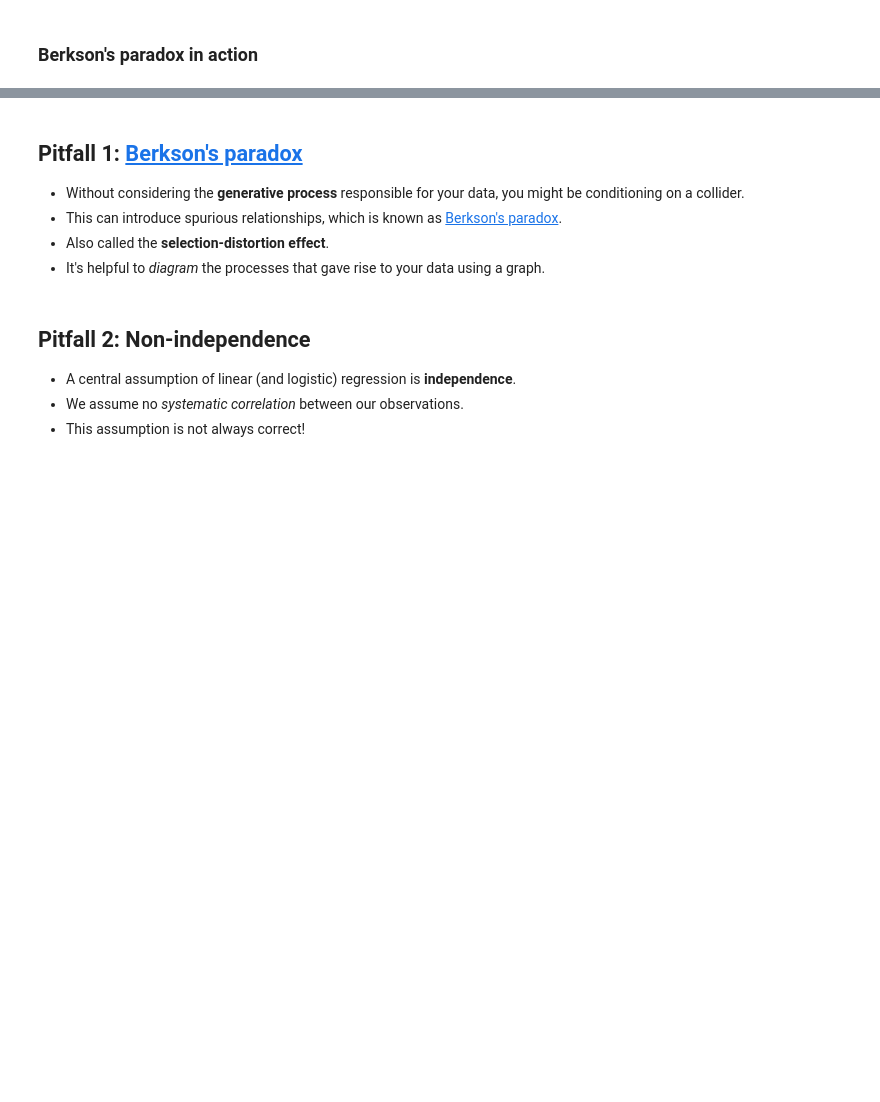
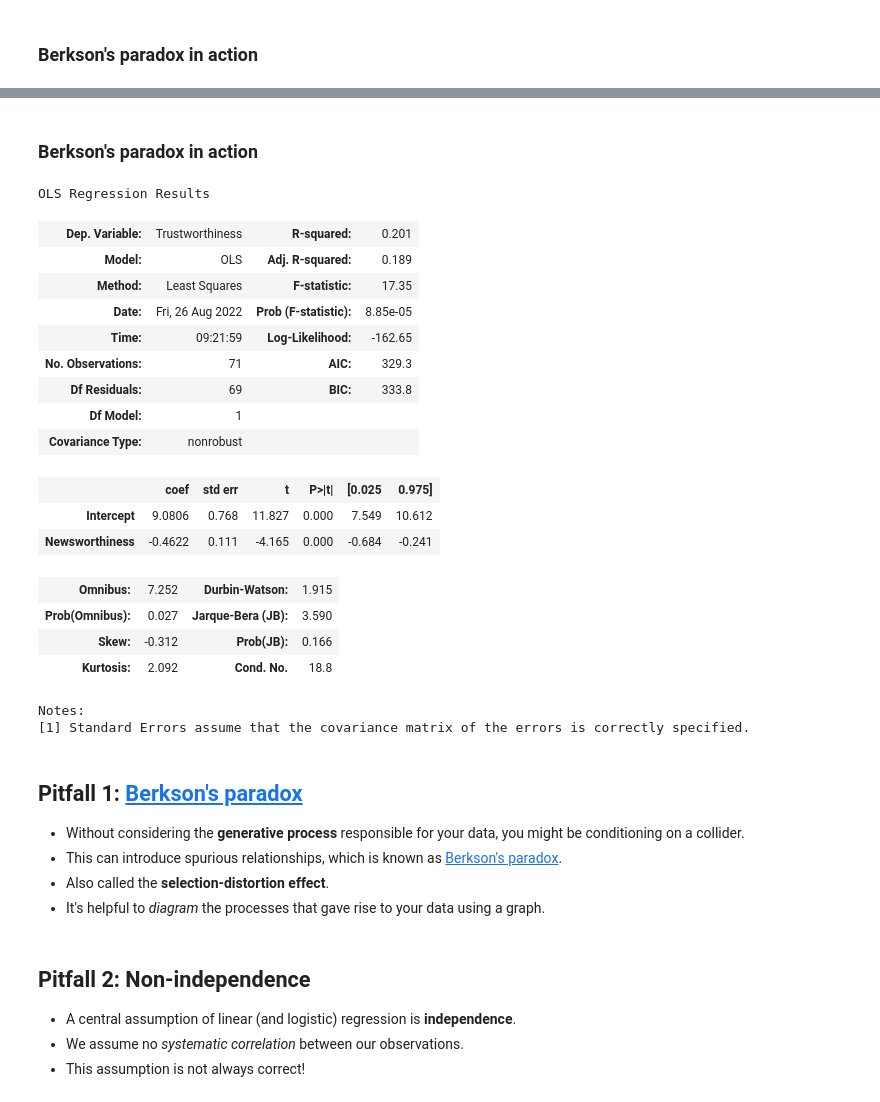
Before and after one commit to stylerw/css_bootcamp_2022, a Jupyter notebook: Statistics/Day 5/Day 5 - Mixed Models.ipynb, the cells around one changed output, grey strips where cells are left out. Saved outputs shown, nothing was run; the diff lists cells and outputs as text; code cells hidden in the pictures; blank space fills up the shorter version.

Commit message:
Updated Berkson's paradox error

```diff
--- a/Statistics/Day 5/Day 5 - Mixed Models.ipynb
+++ b/Statistics/Day 5/Day 5 - Mixed Models.ipynb
@@ -110,3 +114,28 @@ sns.lmplot(data = df_results,
+# %% [markdown]
+### Berkson's paradox in action
+# %%
+mod = smf.ols(data = df_results, formula = "Trustworthiness ~ Newsworthiness").fit()
+mod.summary()
+# %% [output]
+OLS Regression Results
+| Dep. Variable: | Trustworthiness | R-squared: | 0.201 |
+| Model: | OLS | Adj. R-squared: | 0.189 |
+| Method: | Least Squares | F-statistic: | 17.35 |
+| Date: | Fri, 26 Aug 2022 | Prob (F-statistic): | 8.85e-05 |
+| Time: | 09:21:59 | Log-Likelihood: | -162.65 |
+| No. Observations: | 71 | AIC: | 329.3 |
+| Df Residuals: | 69 | BIC: | 333.8 |
+| Df Model: | 1 |  |  |
+| Covariance Type: | nonrobust |  |  |
+|  | coef | std err | t | P>|t| | [0.025 | 0.975] |
+| Intercept | 9.0806 | 0.768 | 11.827 | 0.000 | 7.549 | 10.612 |
+| Newsworthiness | -0.4622 | 0.111 | -4.165 | 0.000 | -0.684 | -0.241 |
+| Omnibus: | 7.252 | Durbin-Watson: | 1.915 |
+| Prob(Omnibus): | 0.027 | Jarque-Bera (JB): | 3.590 |
+| Skew: | -0.312 | Prob(JB): | 0.166 |
+| Kurtosis: | 2.092 | Cond. No. | 18.8 |
+Notes:
+[1] Standard Errors assume that the covariance matrix of the errors is correctly specified.
 # %% [markdown]
 ## Pitfall 1: [Berkson's paradox](https://en.wikipedia.org/wiki/Berkson%27s_paradox)
 
```
Also changed, not shown: parts of 5 cells of this notebook, 1 other file.
